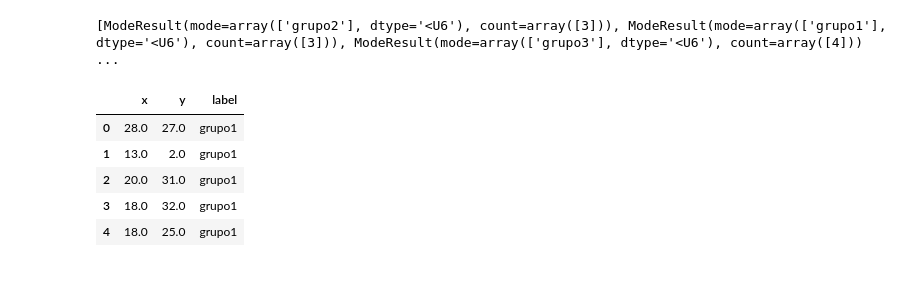
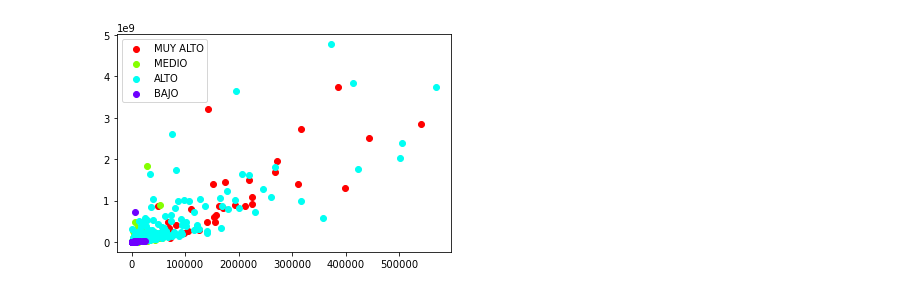
Before and after one commit to SaulPuente/data-mining-class, a Jupyter notebook: practica_7.ipynb, the cells around one changed output. Cells and saved outputs as stored; diff of their text form; code cells hidden in the pictures.

```diff
--- a/practica_7.ipynb
+++ b/practica_7.ipynb
@@ -21,0 +54,4 @@ df_uyc = pd.read_csv("data/Usuariosyconsumodeelectricidadpormunicipio_clean.csv"
+# %%
+df_uyc['cve_inegi'] = df_uyc['Cve_Inegi'] + df_uyc['Cve_Mun']
+df_uyc2 = df_uyc[['cve_inegi', 'Usuarios', 'Consumo', 'Periodo']].loc[(df_uyc['Periodo'] == 2015) & (df_uyc['Tarifa'] == 'TOTAL')]
+df_uyc2.head()
@@ -21,0 +65,5 @@ df_uyc = pd.read_csv("data/Usuariosyconsumodeelectricidadpormunicipio_clean.csv"
+# %%
+df = pd.merge(df_idh, df_uyc2, left_on='cve_inegi', right_on='cve_inegi', how='left')
+df = df[['Usuarios', 'Consumo', 'gdh']]
+df['gdh'] = df['gdh'].str.upper()
+df.head()
@@ -81,31 +138,8 @@ def k_nearest_neightbors(
         for point_nearest in points_k_nearest
     ]
 # %%
-groups = [(20, 20, "grupo1"), (80, 40, "grupo2"), (200, 200, "grupo3")]
-df = generate_df(groups, 50)
-scatter_group_by("images/groups.png", df, "x", "y", "label")
-list_t = [
-    (np.array(tuples[0:1]), tuples[2])
-    for tuples in df.itertuples(index=False, name=None)
-]
-points = [point for point, _ in list_t]
-labels = [label for _, label in list_t]
-
-kn = k_nearest_neightbors(
-    points,
-    labels,
-    [np.array([100, 150]), np.array([1, 1]), np.array([1, 300]), np.array([80, 40])],
-    5,
-)
-print(kn)
+#groups = [(20, 20, "grupo1"), (80, 40, "grupo2"), (200, 200, "grupo3")]
+#df = generate_df(groups, 50)
+scatter_group_by("images/groups.png", df, "Usuarios", "Consumo", "gdh")
 # %% [output]
-[ModeResult(mode=array(['grupo2'], dtype='<U6'), count=array([3])), ModeResult(mode=array(['grupo1'], dtype='<U6'), count=array([3])), ModeResult(mode=array(['grupo3'], dtype='<U6'), count=array([4])) ...
+[figure, added]
-# %%
-df.head()
-# %% [output]
-|  | x | y | label |
-| 0 | 28.0 | 27.0 | grupo1 |
-| 1 | 13.0 | 2.0 | grupo1 |
-| 2 | 20.0 | 31.0 | grupo1 |
-| 3 | 18.0 | 32.0 | grupo1 |
-| 4 | 18.0 | 25.0 | grupo1 |
```
Also changed, not shown: parts of 12 cells of this notebook, 7 other files.
